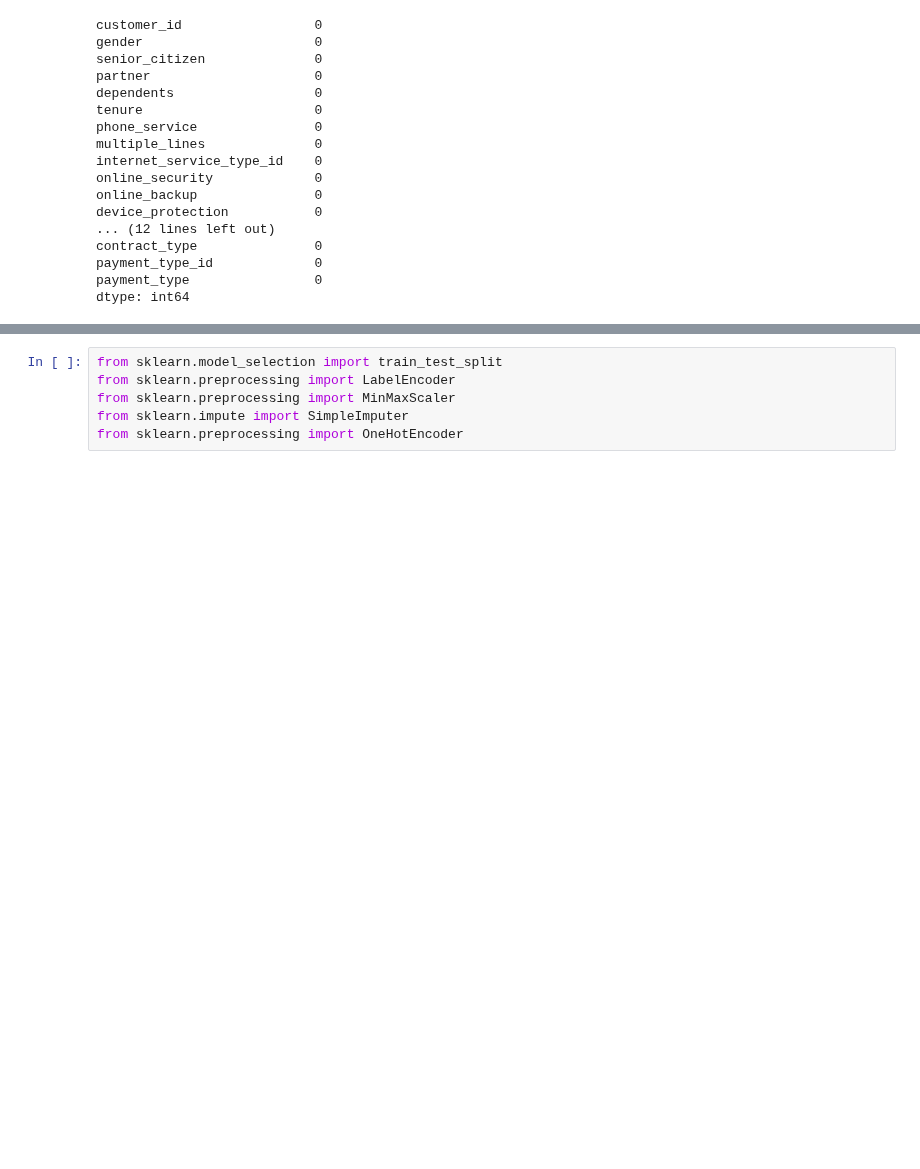
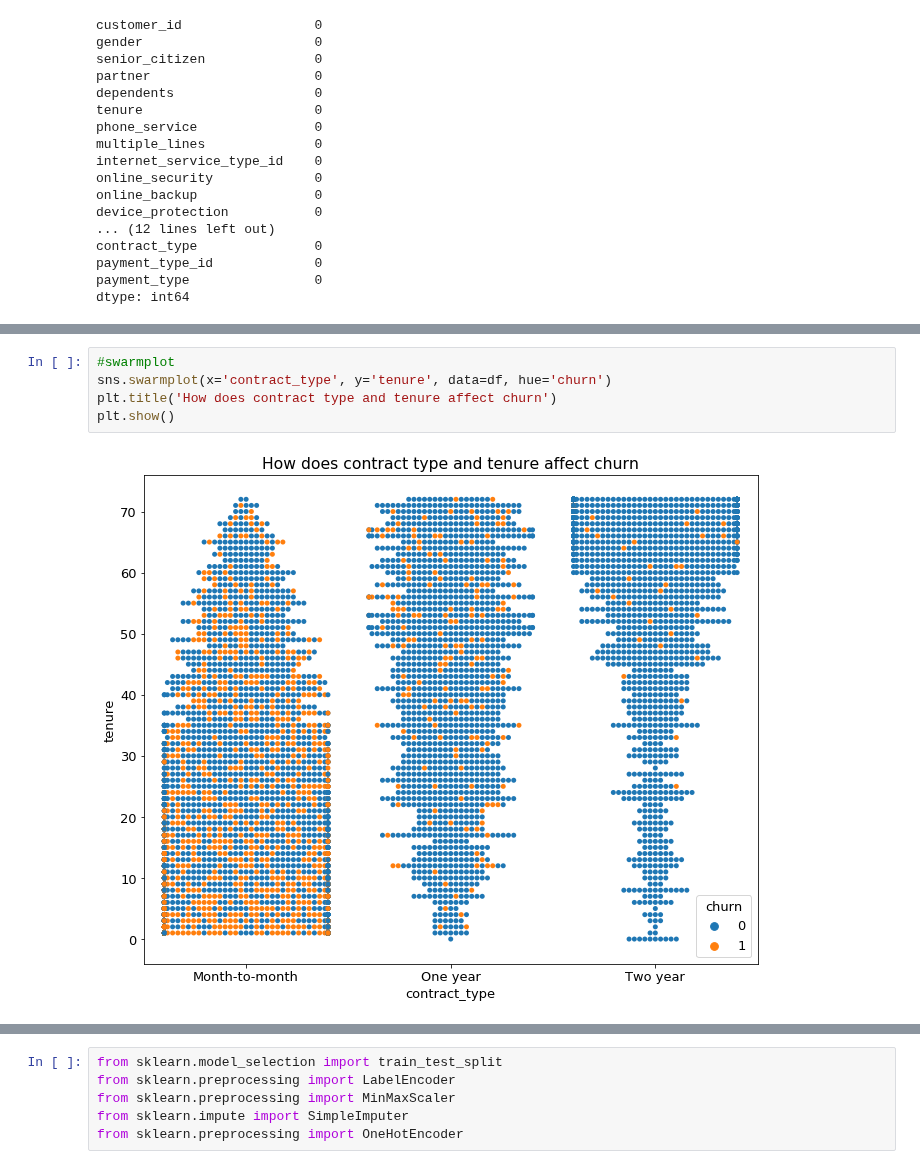
Before and after one commit to AI-Gomez/classification-exercises, a Jupyter notebook: Untitled.ipynb, the cells around one changed output, grey strips where cells are left out. Cells and saved outputs as stored; diff of their text form; blank space fills up the shorter version.

```diff
--- a/Untitled.ipynb
+++ b/Untitled.ipynb
@@ -60,0 +85,7 @@ dtype: int64
+# %%
+#swarmplot
+sns.swarmplot(x='contract_type', y='tenure', data=df, hue='churn')
+plt.title('How does contract type and tenure affect churn')
+plt.show()
+# %% [output]
+[figure, added]
```
Also changed, not shown: parts of 42 cells of this notebook.
